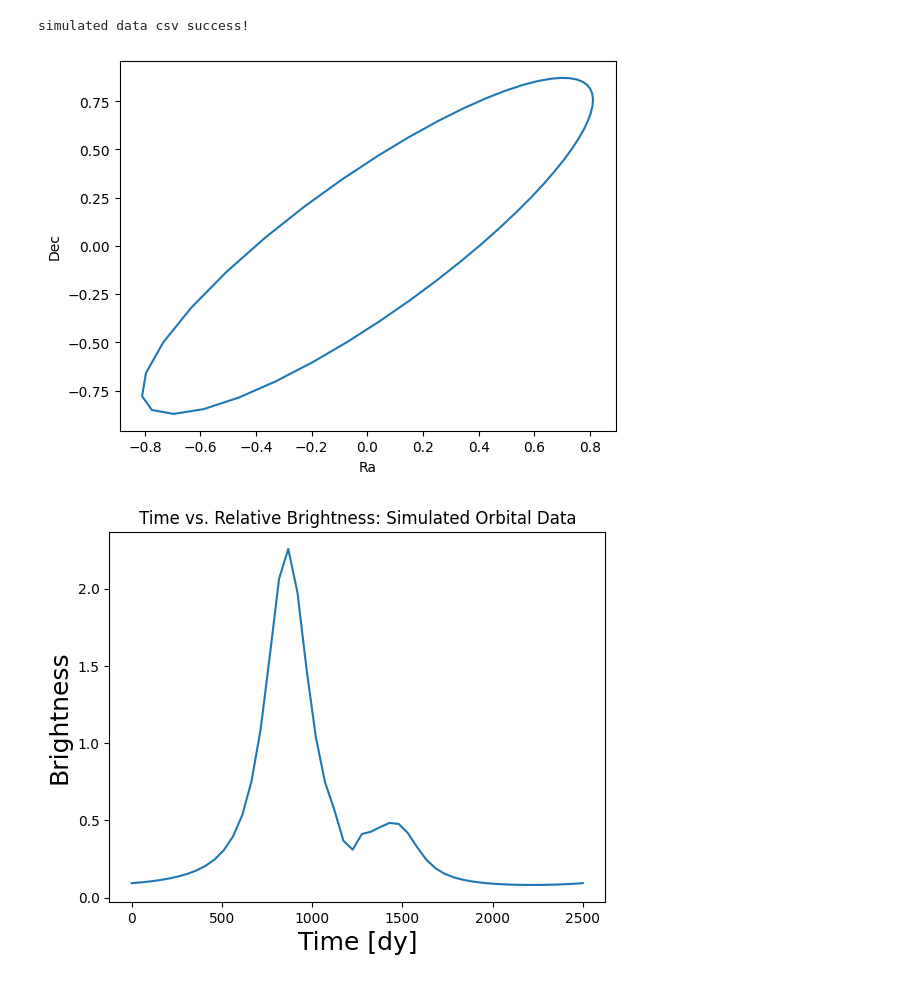
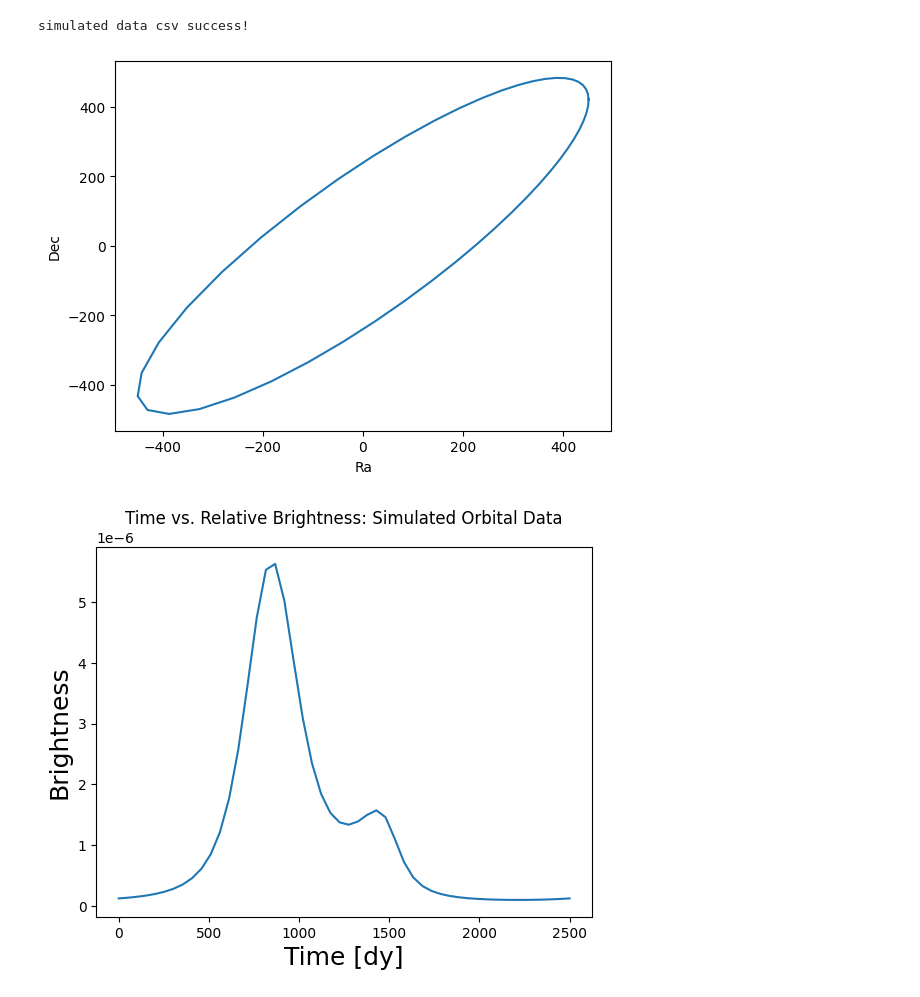
Before and after one commit to Farrmol/CIERA-Research, a Jupyter notebook: OE to Pos and Brightness.ipynb, the cells around one changed output. Saved outputs shown, nothing was run; the diff lists cells and outputs as text; code cells hidden in the pictures.

```diff
--- a/OE to Pos and Brightness.ipynb
+++ b/OE to Pos and Brightness.ipynb
@@ -76,7 +76,7 @@ for i in Ecc_anomalies_list:
 
 #print("These are the orbital positions:", orbital_elements_and_true_anomaly_to_positions)
 
-def orbital_elements_and_true_anomaly_to_positions(f, r = 0.9,e = 0.75,inc = np.radians(30), Omega = np.radians(60), omega = np.radians(120), plx = np.radians(65)):
+def orbital_elements_and_true_anomaly_to_positions(f, r = 500,e = 0.75,inc = np.radians(30), Omega = np.radians(60), omega = np.radians(120), plx = 0.03):
     # Write the converting function
     ra = r*(np.cos(Omega)*np.cos(omega + f) - np.sin(Omega)*np.sin(omega + f)*np.cos(inc))
     dec = r*(np.sin(Omega)*np.cos(omega + f) - np.cos(Omega)*np.sin(omega + f)*np.cos(inc))
@@ -96,12 +96,12 @@ def orbital_elements_and_true_anomaly_to_positions(f, r = 0.9,e = 0.75,inc = np.
     brightness = Albedo*A/ro**2
 
     return ra, dec, brightness
-r = 0.9
+r = 500
 e = 0.3
 inc = np.radians(30)
 Omega = np.radians(60)
 omega = np.radians(120)
-plx = np.radians(90)
+plx = 0.03
 
 oe_to_pos_ra = []
 oe_to_pos_dec = []
@@ -148,32 +148,32 @@ import csv
 filename = "/Users/farrahamolina/orbitize/orbitize/example_data/simulated_ra_dec_data.csv"
 Object_ID_List = [1] * 50
 raoff_err_list = [0.01] * 50
 decoff_err_list = [0.01] * 50
 
 #with open(filename, mode='w', newline='') as file:
  #   writer = csv.writer(file)
 
     # Write the header with the additional "object_id" column
   #  writer.writerow(["epoch", "object", "raoff", "decoff", "raoff_err", "decoff_err", "brightness"])
 
     # Write the data rows with a unique ID for each object
    # for (epoch, obj, ra, dec, raoff_err, decoff_err, brightness) in (zip(time_values, Object_ID_List, oe_to_pos_ra, oe_to_pos_dec, raoff_err_list, decoff_err_list,  brightness_new)):
     #    writer.writerow([epoch, obj, ra, dec, raoff_err,decoff_err, brightness])
 
 #print("csv file success!!")
 
 with open(filename, mode='w', newline='') as file:
     writer = csv.writer(file)
 
     # Write the header with the additional "object_id" column
     writer.writerow(["epoch", "object", "raoff", "decoff", "raoff_err", "decoff_err"])
 
     # Write the data rows with a unique ID for each object
     for (epoch, obj, ra, dec, raoff_err, decoff_err) in (zip(time_values, Object_ID_List, oe_to_pos_ra, oe_to_pos_dec, raoff_err_list, decoff_err_list)):
         writer.writerow([epoch, obj, ra, dec, raoff_err,decoff_err])
 
 print("simulated data csv success!")
 # %% [output]
 simulated data csv success!
-[figure, old version]
+[figure, new version]
-[figure, old version]
+[figure, new version]
```
